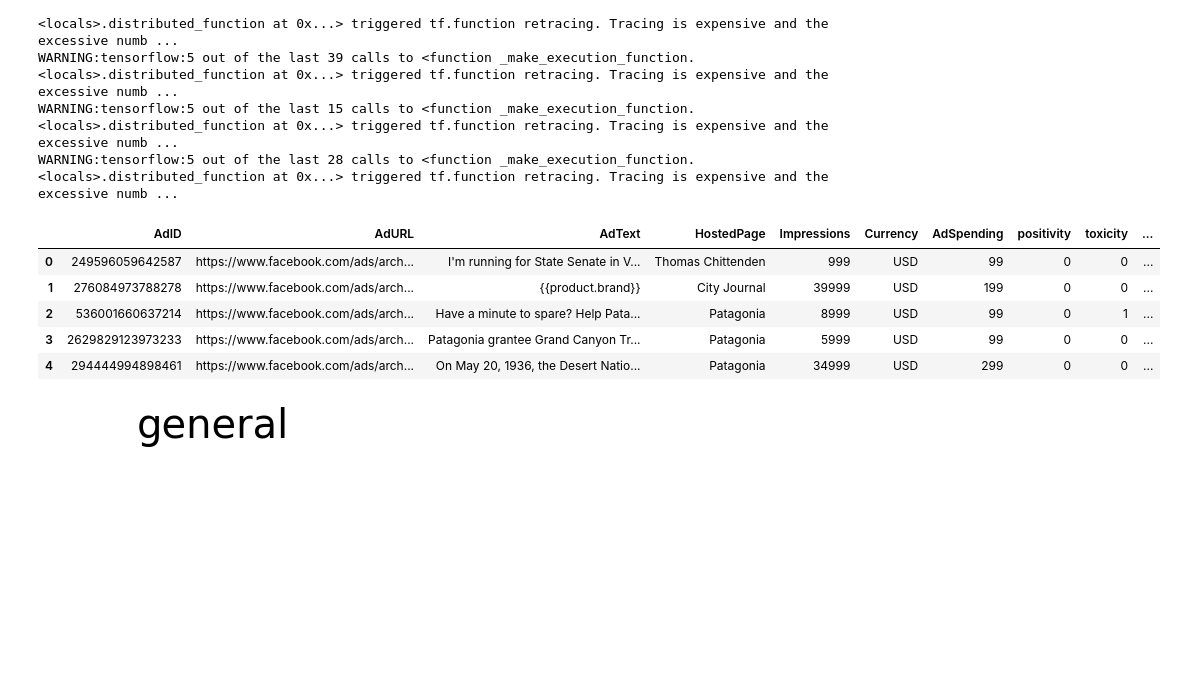
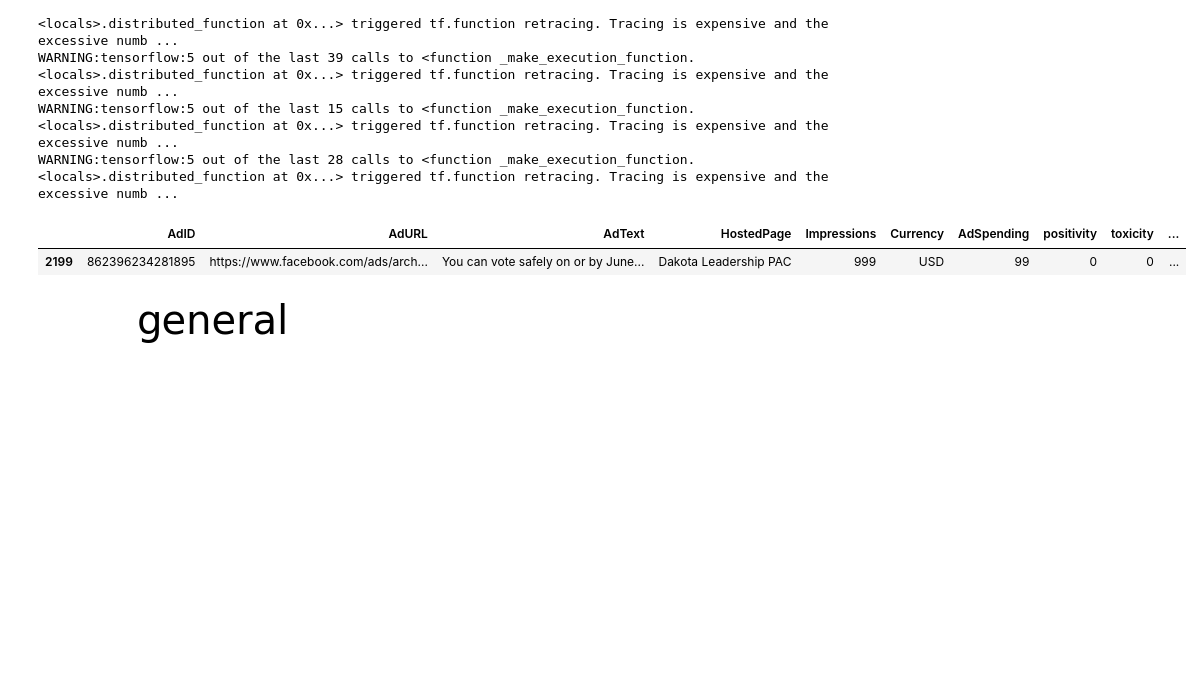
Before and after one commit to akfung/Ad-learning, a Jupyter notebook: Data Processing/data_cleaning.ipynb, the cells around one changed output. Cells and saved outputs as stored; diff of their text form; code cells hidden in the pictures; blank space fills up the shorter version.

```diff
--- a/Data Processing/data_cleaning.ipynb
+++ b/Data Processing/data_cleaning.ipynb
@@ -97,15 +97,11 @@ WARNING:tensorflow:5 out of the last 39 calls to <function _make_execution_funct
 WARNING:tensorflow:5 out of the last 15 calls to <function _make_execution_function.<locals>.distributed_function at 0x...> triggered tf.function retracing. Tracing is expensive and the excessive numb ...
 WARNING:tensorflow:5 out of the last 28 calls to <function _make_execution_function.<locals>.distributed_function at 0x...> triggered tf.function retracing. Tracing is expensive and the excessive numb ...
 # %%
-ad_df['dummy_id'] = range(1, len(df) + 1)
-ad_df.head()
+ad_df['dummy_id'] = range(1, len(ad_df) + 1)
+ad_df.loc[ad_df['dummy_id']==2200,:]
 # %% [output]
 |  | AdID | AdURL | AdText | HostedPage | Impressions | Currency | AdSpending | positivity | toxicity | ... |
-| 0 | 249596059642587 | https://www.facebook.com/ads/arch... | I'm running for State Senate in V... | Thomas Chittenden | 999 | USD | 99 | 0 | 0 | ... |
-| 1 | 276084973788278 | https://www.facebook.com/ads/arch... | {{product.brand}} | City Journal | 39999 | USD | 199 | 0 | 0 | ... |
-| 2 | 536001660637214 | https://www.facebook.com/ads/arch... | Have a minute to spare? Help Pata... | Patagonia | 8999 | USD | 99 | 0 | 1 | ... |
-| 3 | 2629829123973233 | https://www.facebook.com/ads/arch... | Patagonia grantee Grand Canyon Tr... | Patagonia | 5999 | USD | 99 | 0 | 0 | ... |
-| 4 | 294444994898461 | https://www.facebook.com/ads/arch... | On May 20, 1936, the Desert Natio... | Patagonia | 34999 | USD | 299 | 0 | 0 | ... |
+| 2199 | 862396234281895 | https://www.facebook.com/ads/arch... | You can vote safely on or by June... | Dakota Leadership PAC | 999 | USD | 99 | 0 | 0 | ... |
 # %%
 #save resultin dfs to csv. save a unique df with duplicates removed as well
 ad_df.to_csv('../Data/20200528.csv')
```
Also changed, not shown: 1 other file.
